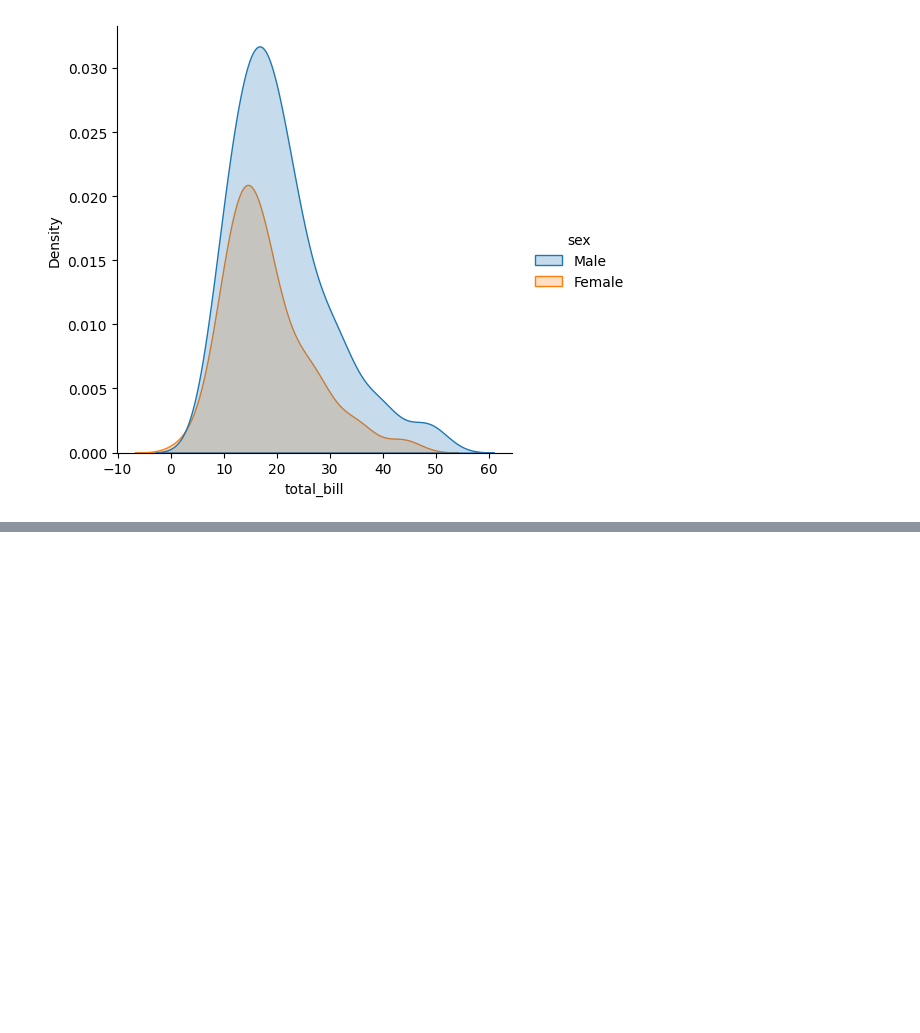
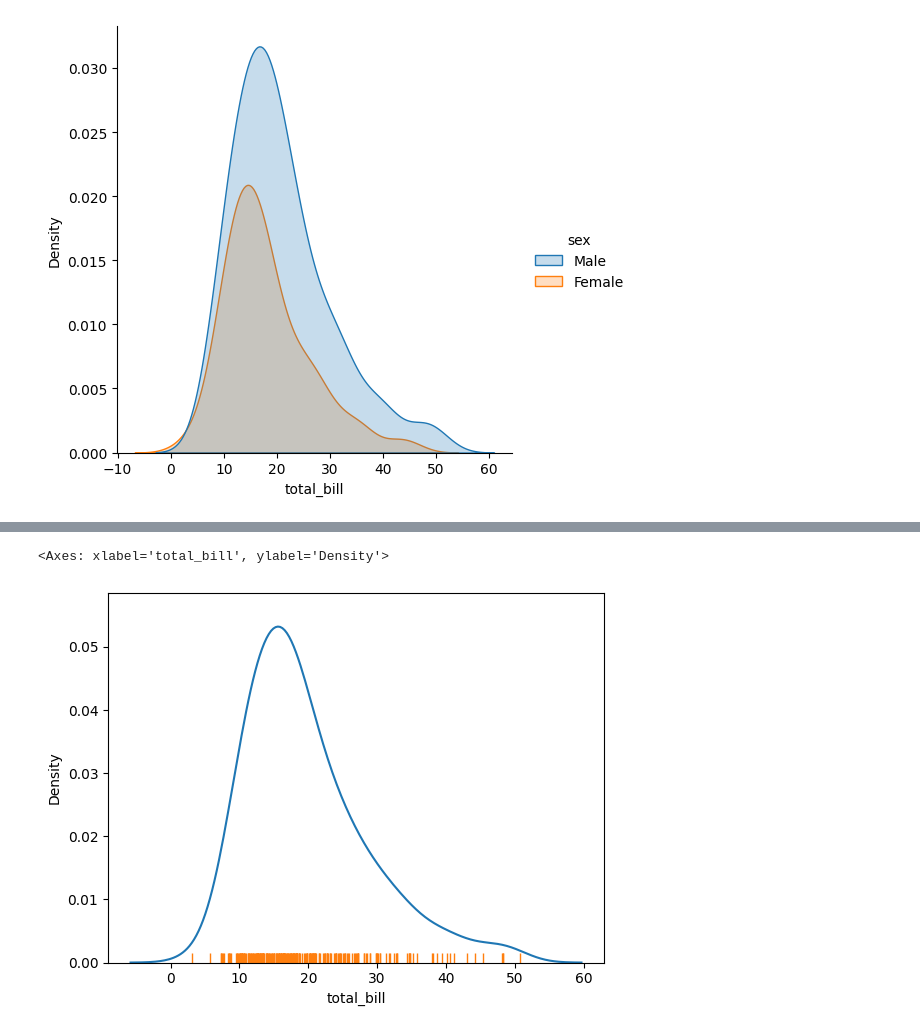
Before and after one commit to Muhammad-Waleed-Source/Seaborn, a Jupyter notebook: Seaborn_1.ipynb, the cells around one changed output, grey strips where cells are left out. Saved outputs shown, nothing was run; the diff lists cells and outputs as text; code cells hidden in the pictures; blank space fills up the shorter version.

Commit message:
Distribution plots (Rug plot)

```diff
--- a/Seaborn_1.ipynb
+++ b/Seaborn_1.ipynb
@@ -412,0 +421,10 @@ sns.displot(tips, x='total_bill', kind='kde', hue='sex', fill=True)
+# %%
+# here we can only use axes level function i.e kdeplot instead of figure level, because we are dealing with inside the figure.
+
+sns.kdeplot(data=tips,x='total_bill')
+sns.rugplot(data=tips,x='total_bill')
+
+# Those ticks also shows density very easily.
+# %% [output]
+<Axes: xlabel='total_bill', ylabel='Density'>
+[figure, added]
```
Also changed, not shown: parts of 1 cell of this notebook.
